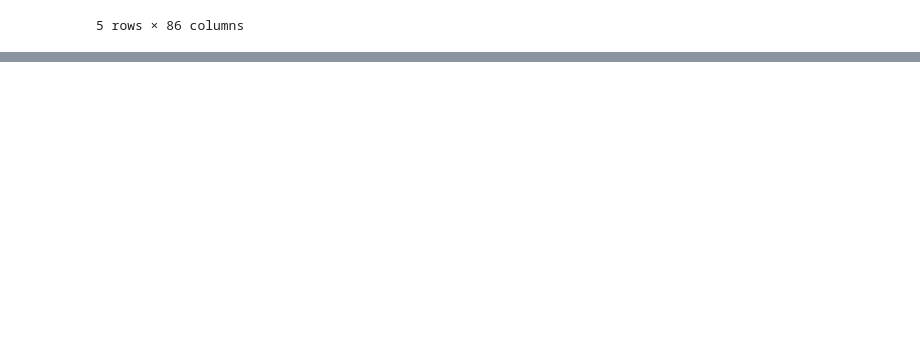
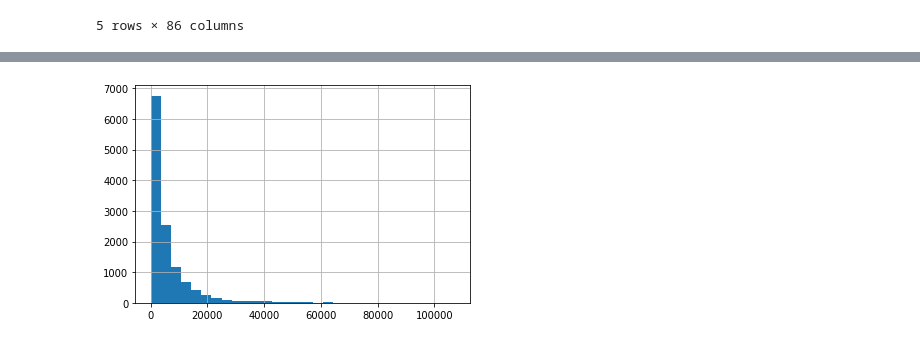
Before and after one commit to Aastha-Arora/investigate-FBI-Gun-Data, a Jupyter notebook: Data Analysis-FBI NICS data.ipynb, the cells around one changed output, grey strips where cells are left out. Saved outputs shown, nothing was run; the diff lists cells and outputs as text; code cells hidden in the pictures; blank space fills up the shorter version.

Commit message:
feat: Exploratory data analysis

```diff
--- a/Data Analysis-FBI NICS data.ipynb
+++ b/Data Analysis-FBI NICS data.ipynb
@@ -335,0 +354,4 @@ census_data_subset_T
+# %%
+gun_data.handgun.hist(bins=30);
+# %% [output]
+[figure, added]
```
Also changed, not shown: parts of 14 cells of this notebook.
